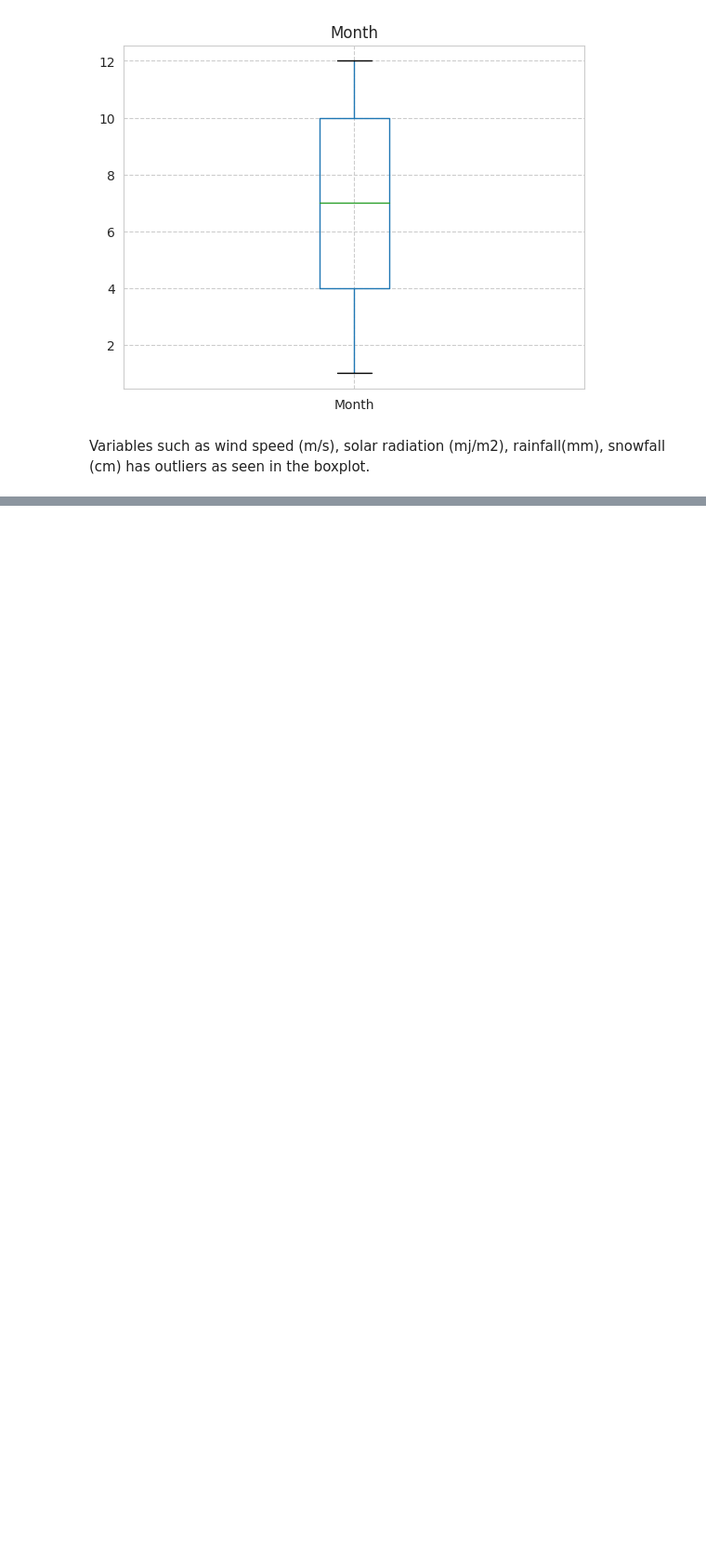
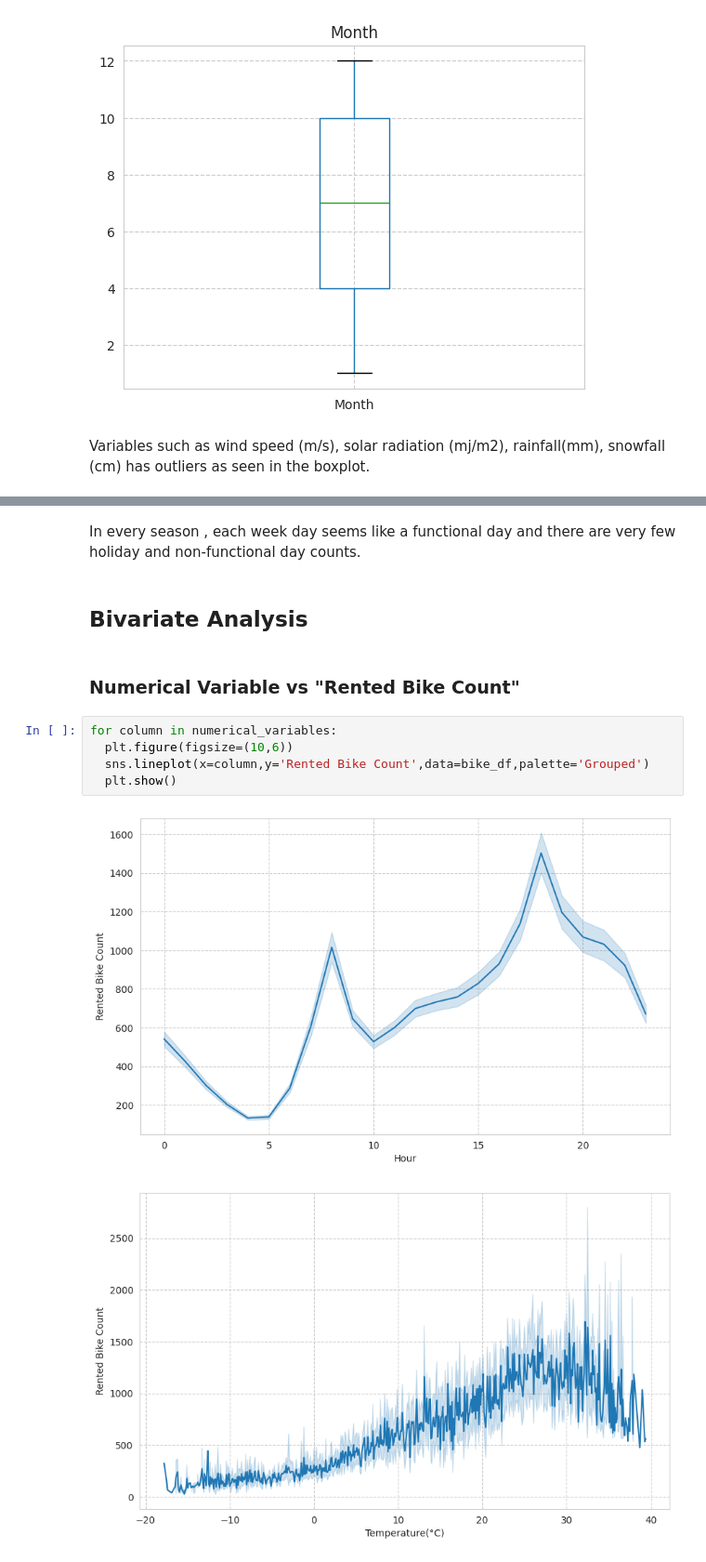
Before and after one commit to ady909/Capstone-Project-Bike-Sharing-Demand-Prediction-, a Jupyter notebook: Capstone_Project_Bike_Sharing_Demand_Prediction_.ipynb, the cells around one changed output, grey strips where cells are left out. Shown at 93% size. Drawn from its saved outputs; the diff is of its cells as text; blank space fills up the shorter version.

```diff
--- a/Capstone_Project_Bike_Sharing_Demand_Prediction_.ipynb
+++ b/Capstone_Project_Bike_Sharing_Demand_Prediction_.ipynb
@@ -342,0 +393,14 @@ Variables such as wind speed (m/s), solar radiation (mj/m2), rainfall(mm), snowf
+# %% [markdown]
+In every season , each week day seems like a functional day and there are very few holiday and non-functional day counts.
+# %% [markdown]
+## Bivariate Analysis
+# %% [markdown]
+### Numerical Variable vs "Rented Bike Count"
+# %%
+for column in numerical_variables:
+  plt.figure(figsize=(10,6))
+  sns.lineplot(x=column,y='Rented Bike Count',data=bike_df,palette='Grouped')
+  plt.show()
+# %% [output]
+[figure, added]
+[figure, added]
```
Also changed, not shown: parts of 19 cells of this notebook.
